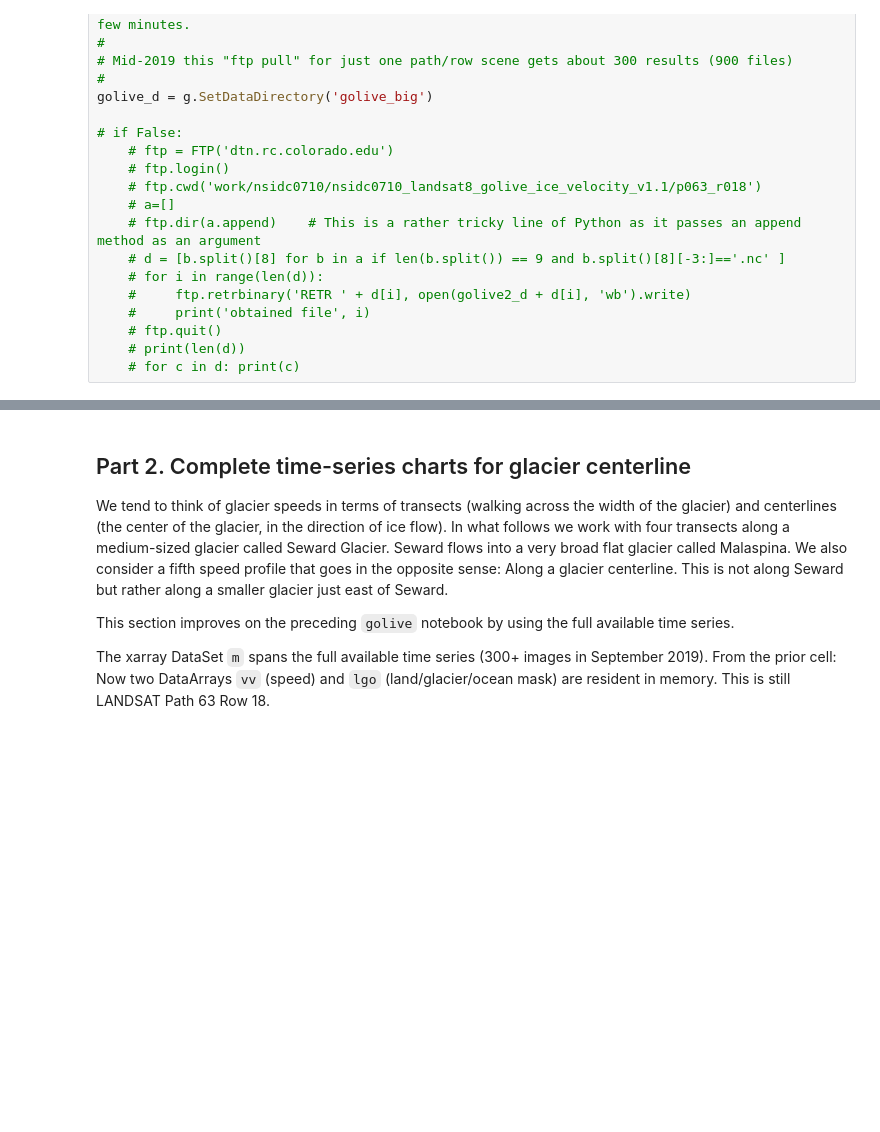
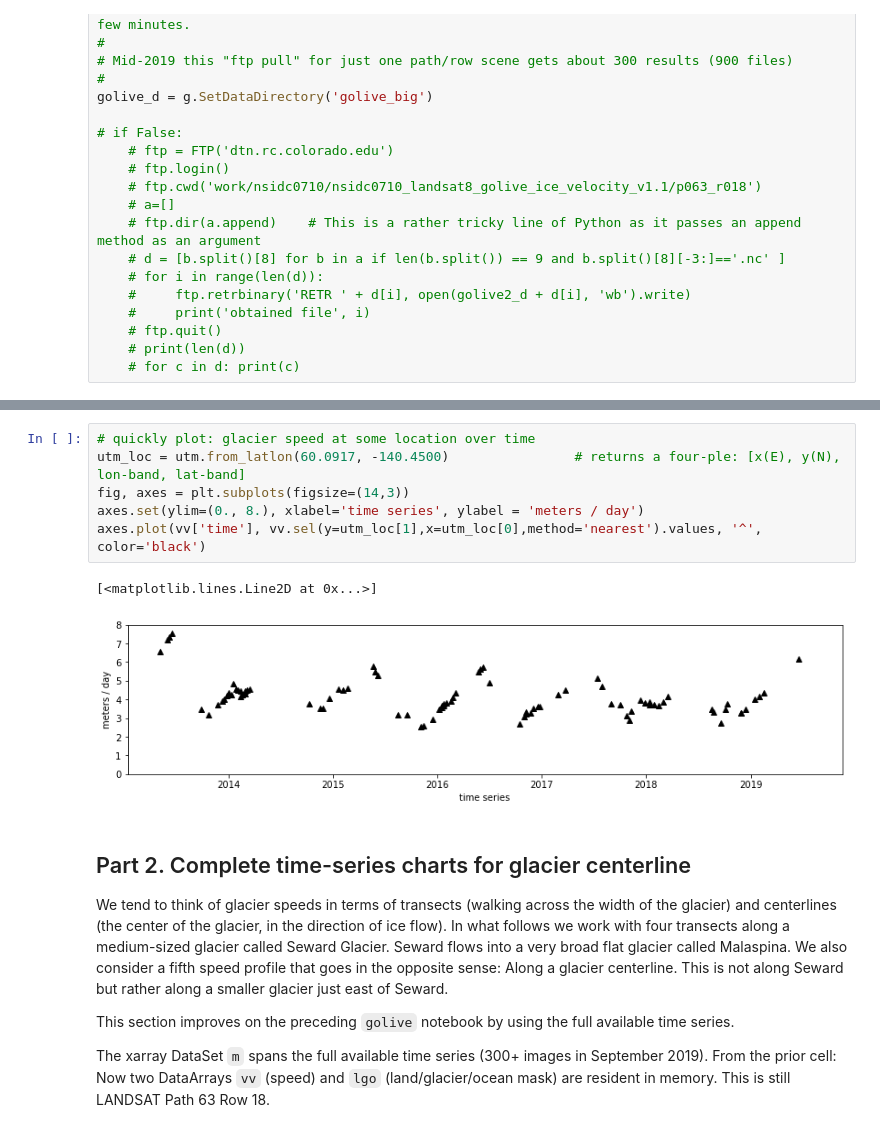
Before and after one commit to robfatland/golive, a Jupyter notebook: golive2.ipynb, the cells around one changed output, grey strips where cells are left out. Saved outputs shown, nothing was run; the diff lists cells and outputs as text; blank space fills up the shorter version.

```diff
--- a/golive2.ipynb
+++ b/golive2.ipynb
@@ -265,3 +271,12 @@ Wall time: 3.72 ms
+# %%
+# quickly plot: glacier speed at some location over time
+utm_loc = utm.from_latlon(60.0917, -140.4500)                # returns a four-ple: [x(E), y(N), lon-band, lat-band]
+fig, axes = plt.subplots(figsize=(14,3))
+axes.set(ylim=(0., 8.), xlabel='time series', ylabel = 'meters / day')
+axes.plot(vv['time'], vv.sel(y=utm_loc[1],x=utm_loc[0],method='nearest').values, '^', color='black')
+# %% [output]
+[<matplotlib.lines.Line2D at 0x...>]
+[figure, added]
 # %% [markdown]
 ## Part 2. Complete time-series charts for glacier centerline
 
```
Also changed, not shown: parts of 15 cells of this notebook, 1 other file.
